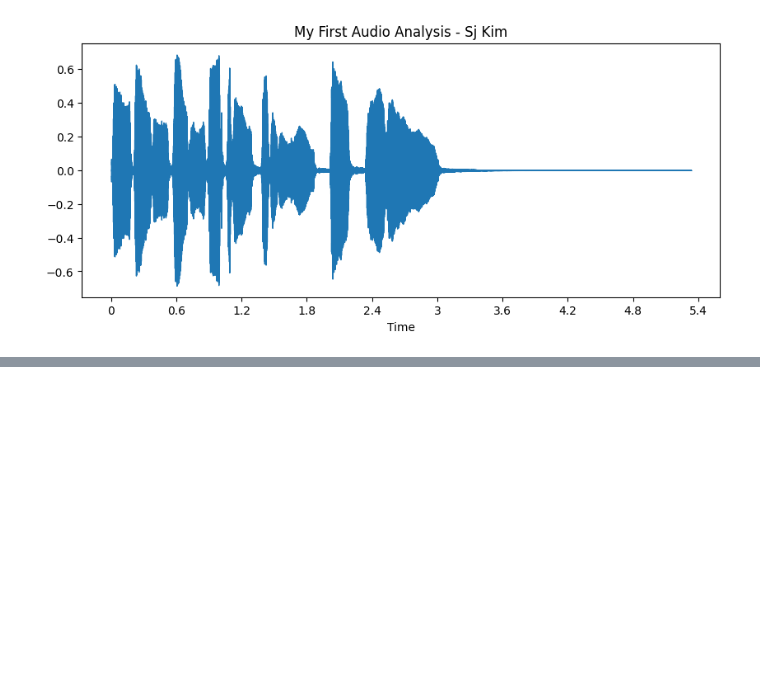
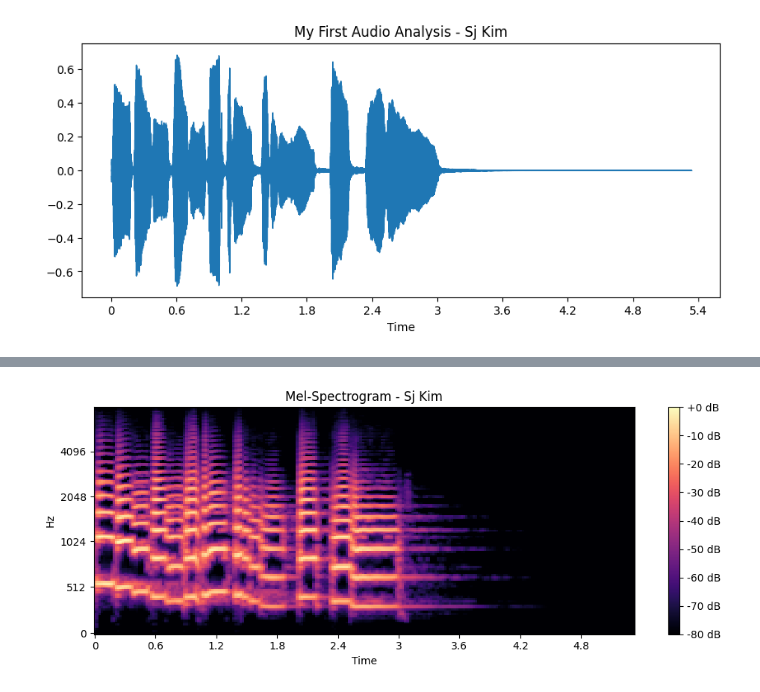
Before and after one commit to sjkim-audio/audio-dsp-lab, a Jupyter notebook: 01_Audio_Signal_Visualization.ipynb, the cells around one changed output, grey strips where cells are left out. Cells and saved outputs as stored; diff of their text form; code cells hidden in the pictures; blank space fills up the shorter version.

```diff
--- a/01_Audio_Signal_Visualization.ipynb
+++ b/01_Audio_Signal_Visualization.ipynb
@@ -18,0 +46,13 @@ Downloading file 'sorohanro_-_solo-trumpet-06.ogg' from 'https://librosa.org/dat
+# %%
+# 멜 스펙트로그램 계산
+S = librosa.feature.melspectrogram(y=y, sr=sr, n_mels=128)
+S_dB = librosa.power_to_db(S, ref=np.max)
+
+plt.figure(figsize=(10, 4))
+librosa.display.specshow(S_dB, x_axis='time', y_axis='mel', sr=sr, fmax=8000)
+plt.colorbar(format='%+2.0f dB')
+plt.title('Mel-Spectrogram - Sj Kim')
+plt.tight_layout()
+plt.show()
+# %% [output]
+[figure, added]
```
Also changed, not shown: parts of 4 cells of this notebook.
